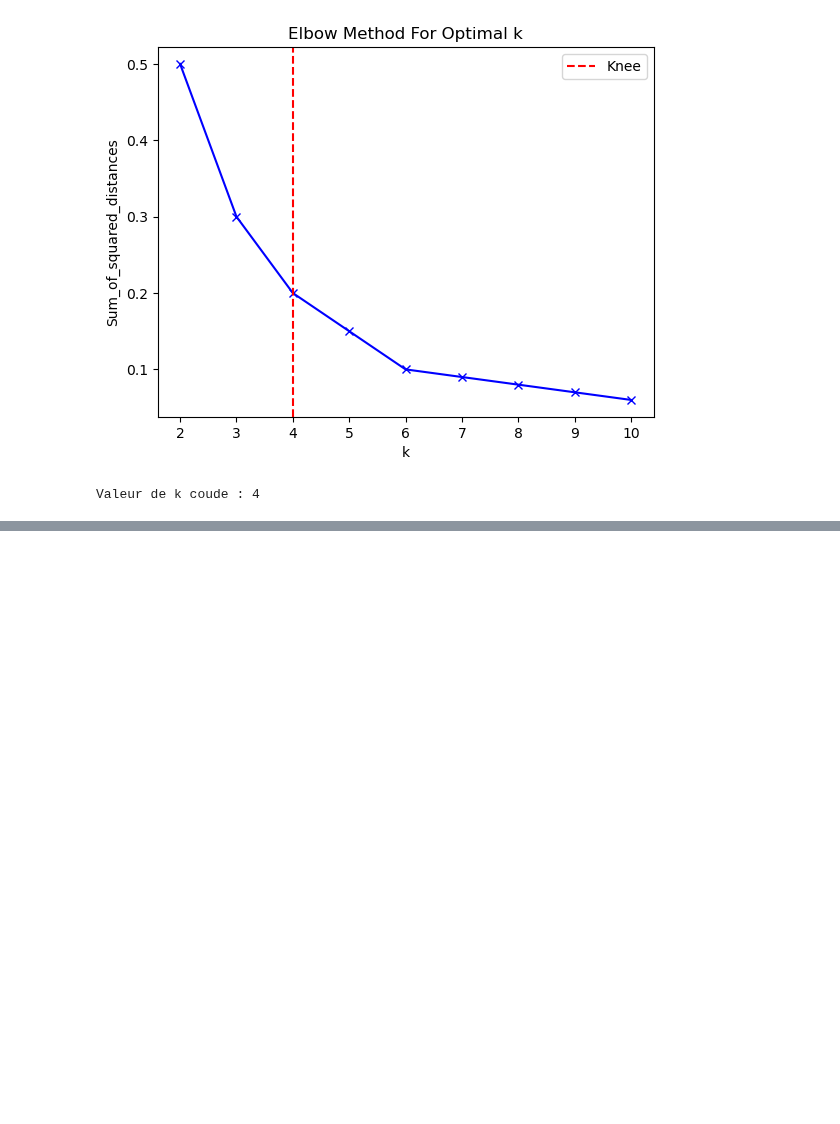
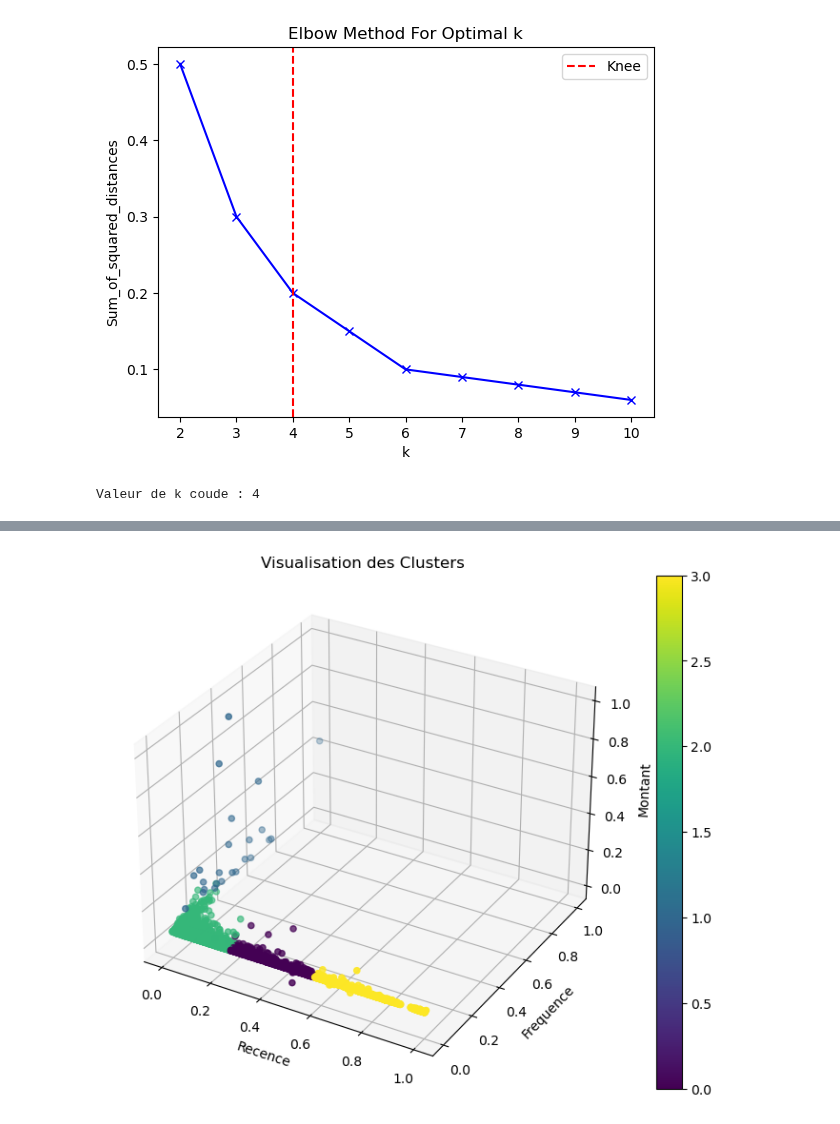
Before and after one commit to neevaiti/segmentation_client_simplon, a Jupyter notebook: segmentation_rfm.ipynb, the cells around one changed output, grey strips where cells are left out. Saved outputs shown, nothing was run; the diff lists cells and outputs as text; code cells hidden in the pictures; blank space fills up the shorter version.

```diff
--- a/segmentation_rfm.ipynb
+++ b/segmentation_rfm.ipynb
@@ -78,0 +143,32 @@ plt.show()
+# %%
+
+num_columns = ['TotalSale', 'Recence', 'Frequence', 'Montant', 'Nb_Annulations', 'Total_Commandes', 'Montant_Annule', 'Total_depense']
+cat_columns = ['Country']
+
+scaler = MinMaxScaler()
+df[num_columns] = scaler.fit_transform(df[num_columns])
+
+df[cat_columns] = df[cat_columns].astype(str)
+
+num_clusters = 4
+
+
+kproto = KPrototypes(n_clusters=num_clusters, init='Cao', verbose=2)
+clusters = kproto.fit_predict(df, categorical=[df.columns.get_loc(col) for col in cat_columns])
+
+df['Cluster'] = clusters
+# %%
+fig = plt.figure(figsize=(10, 7))
+ax = fig.add_subplot(111, projection='3d')
+
+scatter = ax.scatter(df['Recence'], df['Frequence'], df['Montant'], c=df['Cluster'], cmap='viridis')
+
+ax.set_title('Visualisation des Clusters')
+ax.set_xlabel('Recence')
+ax.set_ylabel('Frequence')
+ax.set_zlabel('Montant')
+
+plt.colorbar(scatter)
+plt.show()
+# %% [output]
+[figure, added]
```
Also changed, not shown: parts of 9 cells of this notebook.
